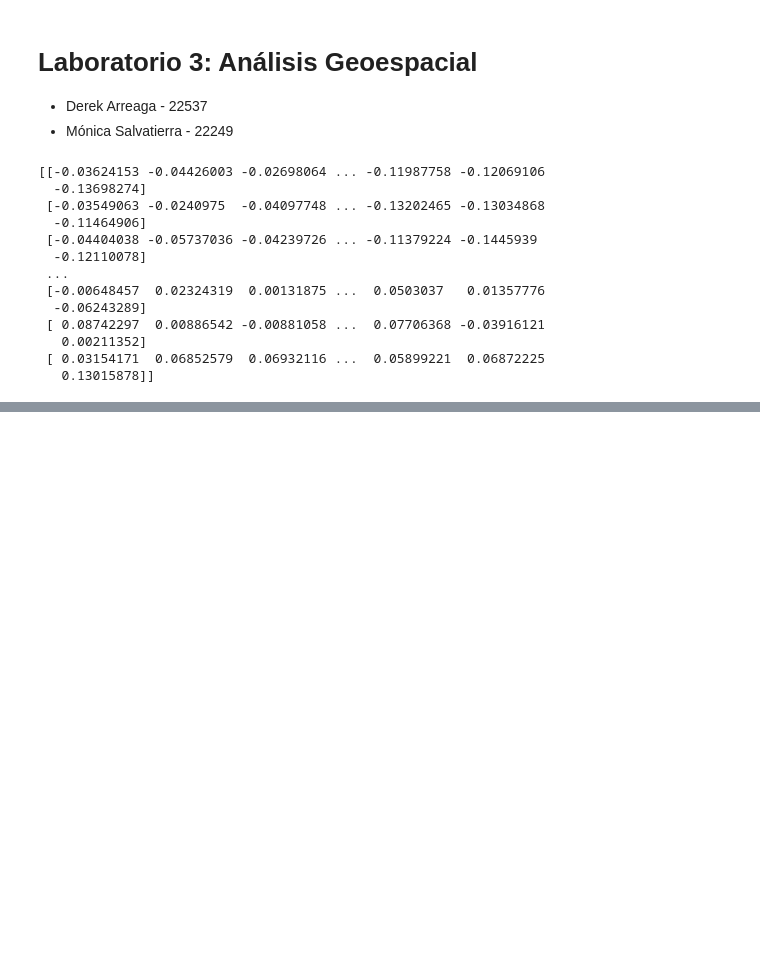
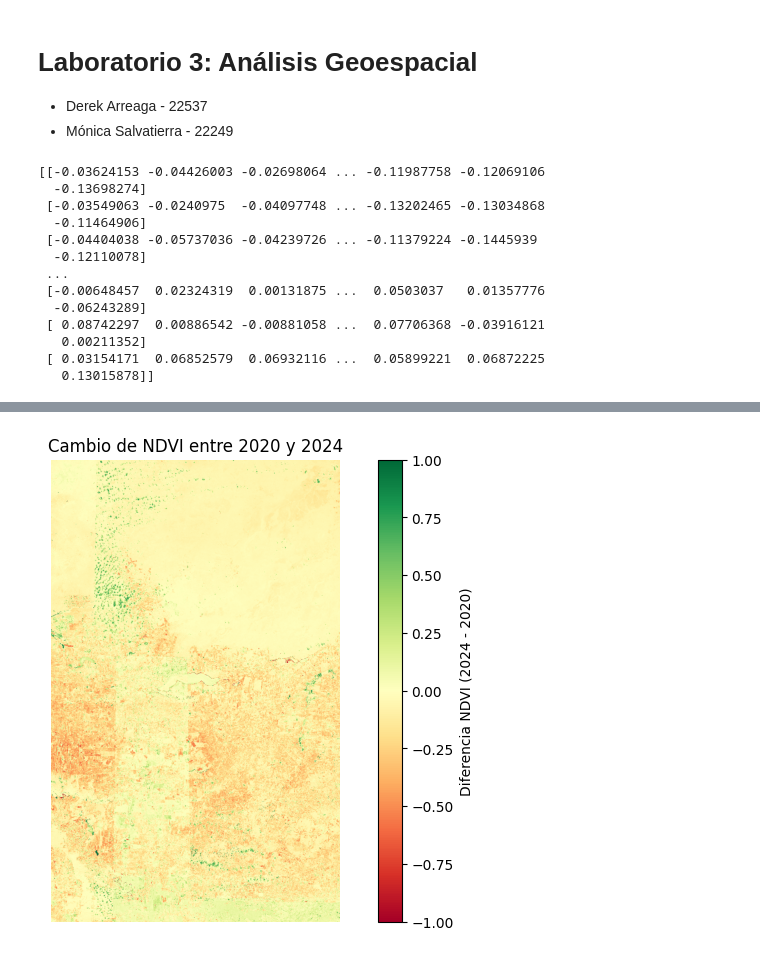
Before and after one commit to alee2602/LAB3-DS, a Jupyter notebook: main.ipynb, the cells around one changed output, grey strips where cells are left out. Cells and saved outputs as stored; diff of their text form; code cells hidden in the pictures; blank space fills up the shorter version.

```diff
--- a/main.ipynb
+++ b/main.ipynb
@@ -44,0 +65,10 @@ print(NDVI_diff)
+# %%
+plt.figure(figsize=(10, 6))
+cmap = plt.cm.RdYlGn
+plt.imshow(NDVI_diff, cmap=cmap, vmin=-1, vmax=1)
+plt.colorbar(label='Diferencia NDVI (2024 - 2020)')
+plt.title('Cambio de NDVI entre 2020 y 2024')
+plt.axis('off')
+plt.show()
+# %% [output]
+[figure, added]
```
Also changed, not shown: parts of 2 cells of this notebook.
